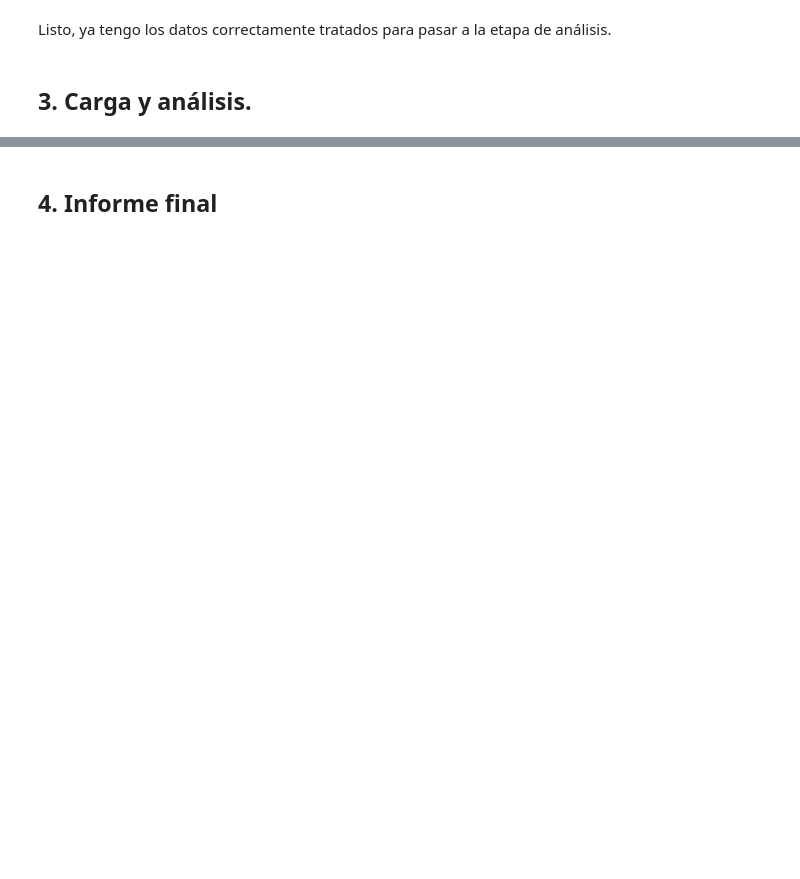
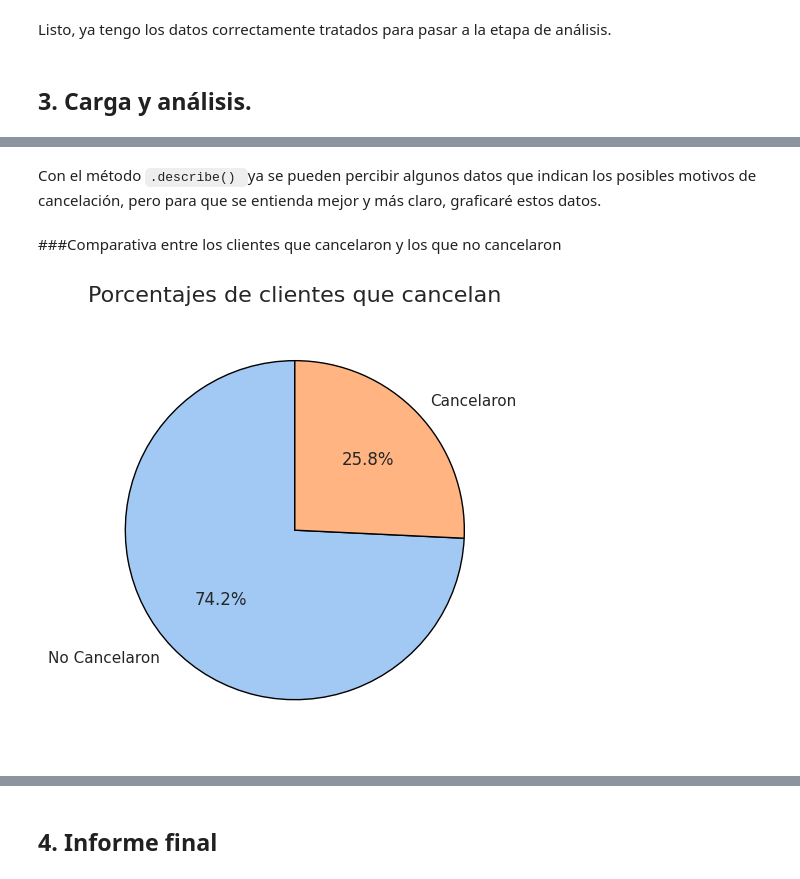
Before and after one commit to DaniBntz/TelecomX, a Jupyter notebook: TelecomX_Challenge.ipynb, the cells around one changed output, grey strips where cells are left out. Saved outputs shown, nothing was run; the diff lists cells and outputs as text; code cells hidden in the pictures; blank space fills up the shorter version.

Commit message:
Análisis de factores de cancelación

```diff
--- a/TelecomX_Challenge.ipynb
+++ b/TelecomX_Challenge.ipynb
@@ -635,0 +669,2 @@ Listo, ya tengo los datos correctamente tratados para pasar a la etapa de análi
+# %% [markdown]
+Con el método `.describe() `ya se pueden percibir algunos datos que indican los posibles motivos de cancelación, pero para que se entienda mejor y más claro, graficaré estos datos.
@@ -635,0 +676,20 @@ Listo, ya tengo los datos correctamente tratados para pasar a la etapa de análi
+# %% [markdown]
+###Comparativa entre los clientes que cancelaron y los que no cancelaron
+# %%
+
+sns.set_theme(style="white")
+
+# Datos para el pie chart
+valores = datos['Cancelacion'].value_counts()
+etiquetas = ['No Cancelaron', 'Cancelaron']
+colores = sns.color_palette("pastel")[:2]  # Colores suaves
+
+# Gráfico circular
+plt.figure(figsize=(5, 5))
+plt.pie(valores, labels=etiquetas, autopct='%1.1f%%', startangle=90, colors=colores, wedgeprops={'edgecolor': 'black'})
+plt.title('Porcentajes de clientes que cancelan', fontsize=16)
+plt.axis('equal')
+plt.tight_layout()
+plt.show()
+# %% [output]
+[figure, added]
```
Also changed, not shown: parts of 30 cells of this notebook.
